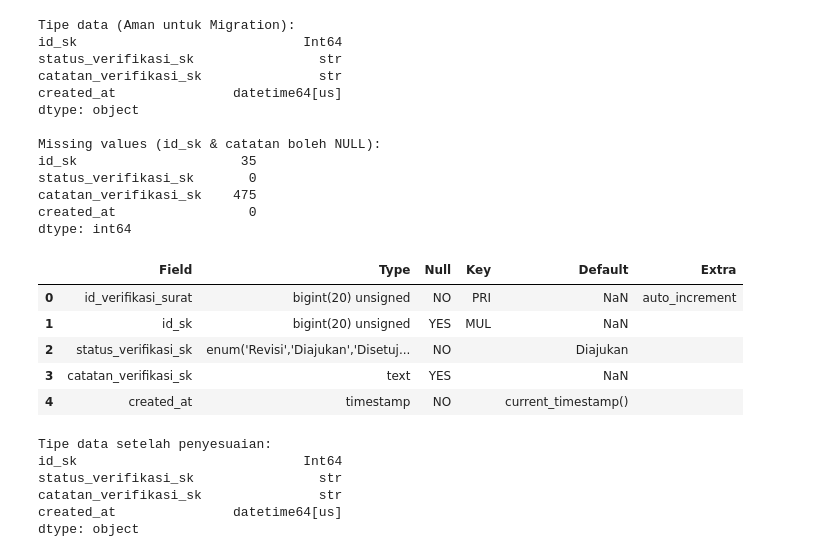
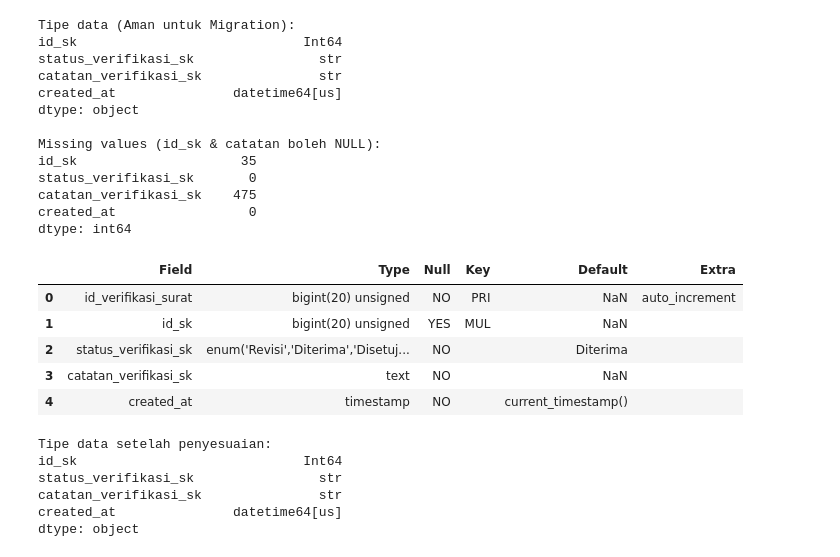
Before and after one commit to umamhaniff/DB_Migration_Leap, a Jupyter notebook: fase_3/script_afrida.ipynb, the cells around one changed output. Cells and saved outputs as stored; diff of their text form; code cells hidden in the pictures.

```diff
--- a/fase_3/script_afrida.ipynb
+++ b/fase_3/script_afrida.ipynb
@@ -30,6 +30,10 @@ print(f'Connected to old database: {config["db_old"]["database"]}')
 db_new = mysql.connector.connect(**config['db_new'])
 cursor_new = db_new.cursor(dictionary=True)
 print(f'Connected to new database: {config["db_new"]["database"]}')
+
+db_future = mysql.connector.connect(**config['db_future'])
+cursor_future = db_future.cursor(dictionary=True)
+print(f'Connected to future database: {config["db_future"]["database"]}')
 # %% [output]
 Database config loaded: localhost
 Connected to old database: dataleap_v5_example
@@ -328,13 +368,13 @@ catatan_verifikasi_sk    475
 created_at                 0
 dtype: int64
 # %%
-pd.read_sql("DESCRIBE verifikasi_surat_keluar", db_new)
+pd.read_sql("DESCRIBE verifikasi_surat_keluar", db_future)
 # %% [output]
 |  | Field | Type | Null | Key | Default | Extra |
 | 0 | id_verifikasi_surat | bigint(20) unsigned | NO | PRI | NaN | auto_increment |
 | 1 | id_sk | bigint(20) unsigned | YES | MUL | NaN |  |
-| 2 | status_verifikasi_sk | enum('Revisi','Diajukan','Disetuj... | NO |  | Diajukan |  |
-| 3 | catatan_verifikasi_sk | text | YES |  | NaN |  |
+| 2 | status_verifikasi_sk | enum('Revisi','Diterima','Disetuj... | NO |  | Diterima |  |
+| 3 | catatan_verifikasi_sk | text | NO |  | NaN |  |
 | 4 | created_at | timestamp | NO |  | current_timestamp() |  |
 # %%
 # Ubah id_sk ke nullable integer (Int64) agar cocok dengan bigint unsigned NULL
```
Also changed, not shown: parts of 25 cells of this notebook, 14 other files.
